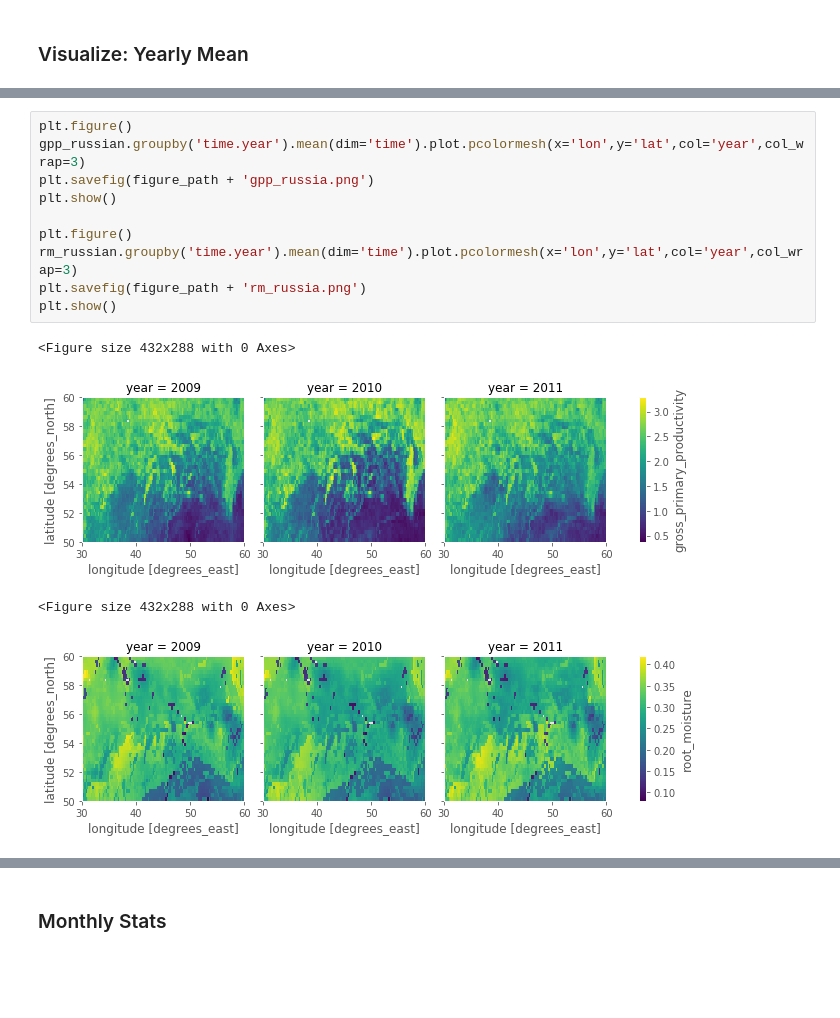
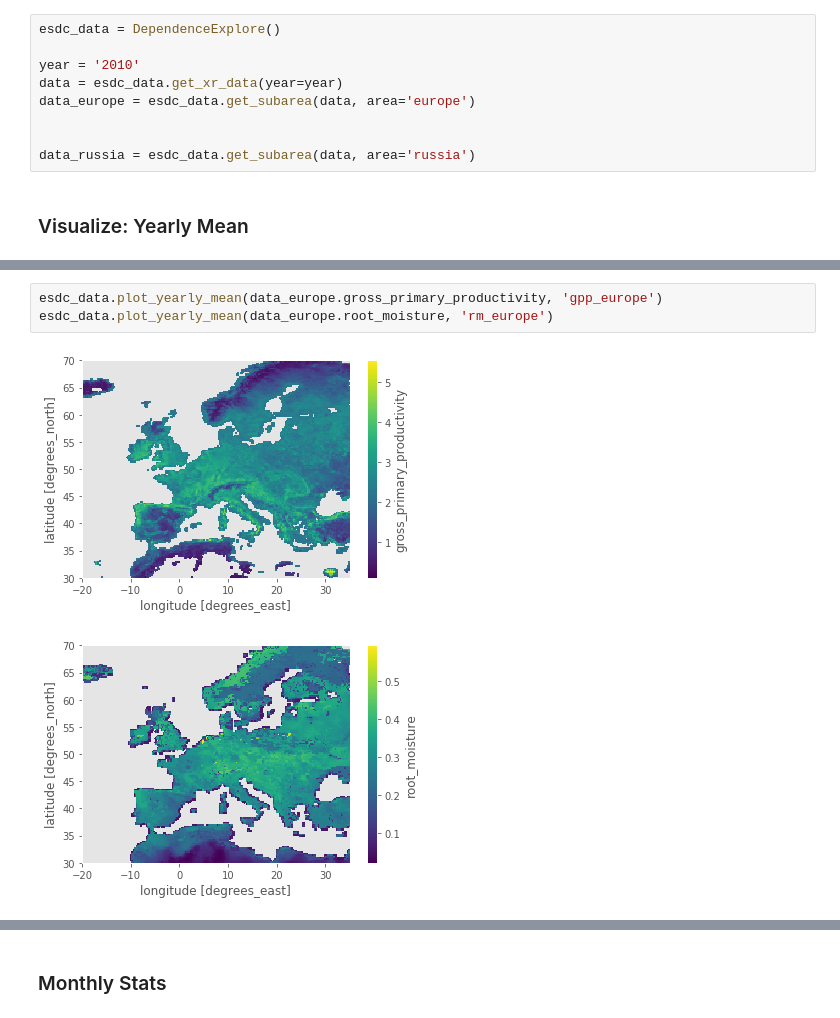
Before and after one commit to IPL-UV/sakame, a Jupyter notebook: notebooks/hsic_dependence/sakame_gpp_rm_explore-Copy1.ipynb, the cells around one changed output, grey strips where cells are left out. Saved outputs shown, nothing was run; the diff lists cells and outputs as text; blank space fills up the shorter version.

```diff
--- a/notebooks/hsic_dependence/sakame_gpp_rm_explore-Copy1.ipynb
+++ b/notebooks/hsic_dependence/sakame_gpp_rm_explore-Copy1.ipynb
@@ -109,2 +40,11 @@ gpp_russian = gpp.sel(lat = slice(60.,50.), lon = slice(30.,60.))
+# %%
+esdc_data = DependenceExplore()
+
+year = '2010'
+data = esdc_data.get_xr_data(year=year)
+data_europe = esdc_data.get_subarea(data, area='europe')
+
+
+data_russia = esdc_data.get_subarea(data, area='russia')
 # %% [markdown]
 ### Visualize: Yearly Mean
@@ -127,15 +51,6 @@ plt.show()
-# %%
-plt.figure()
-gpp_russian.groupby('time.year').mean(dim='time').plot.pcolormesh(x='lon',y='lat',col='year',col_wrap=3)
-plt.savefig(figure_path + 'gpp_russia.png')
-plt.show()
-
-plt.figure()
-rm_russian.groupby('time.year').mean(dim='time').plot.pcolormesh(x='lon',y='lat',col='year',col_wrap=3)
-plt.savefig(figure_path + 'rm_russia.png')
-plt.show()
-# %% [output]
-<Figure size 432x288 with 0 Axes>
-[figure, removed]
-<Figure size 432x288 with 0 Axes>
-[figure, removed]
+# %%
+esdc_data.plot_yearly_mean(data_europe.gross_primary_productivity, 'gpp_europe')
+esdc_data.plot_yearly_mean(data_europe.root_moisture, 'rm_europe')
+# %% [output]
+[figure, added]
+[figure, added]
```
Also changed, not shown: parts of 34 cells of this notebook, 37 other files.
